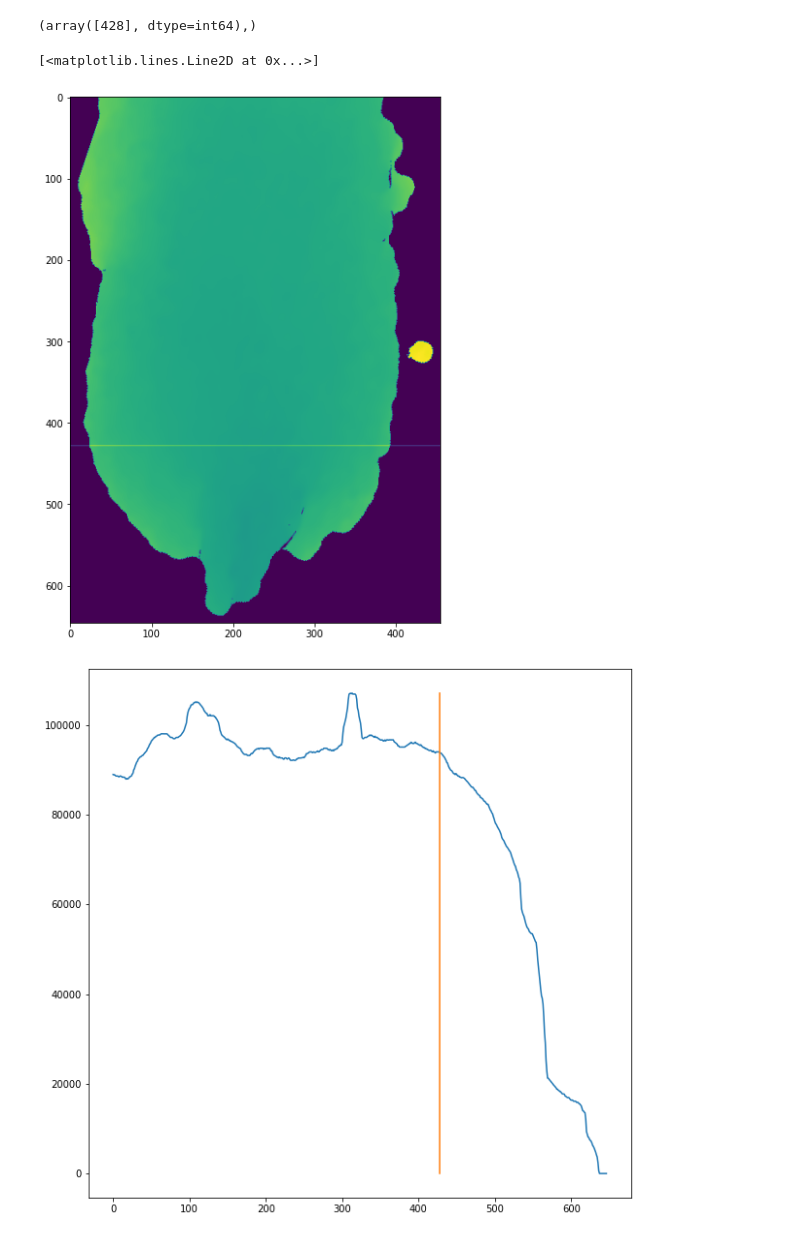
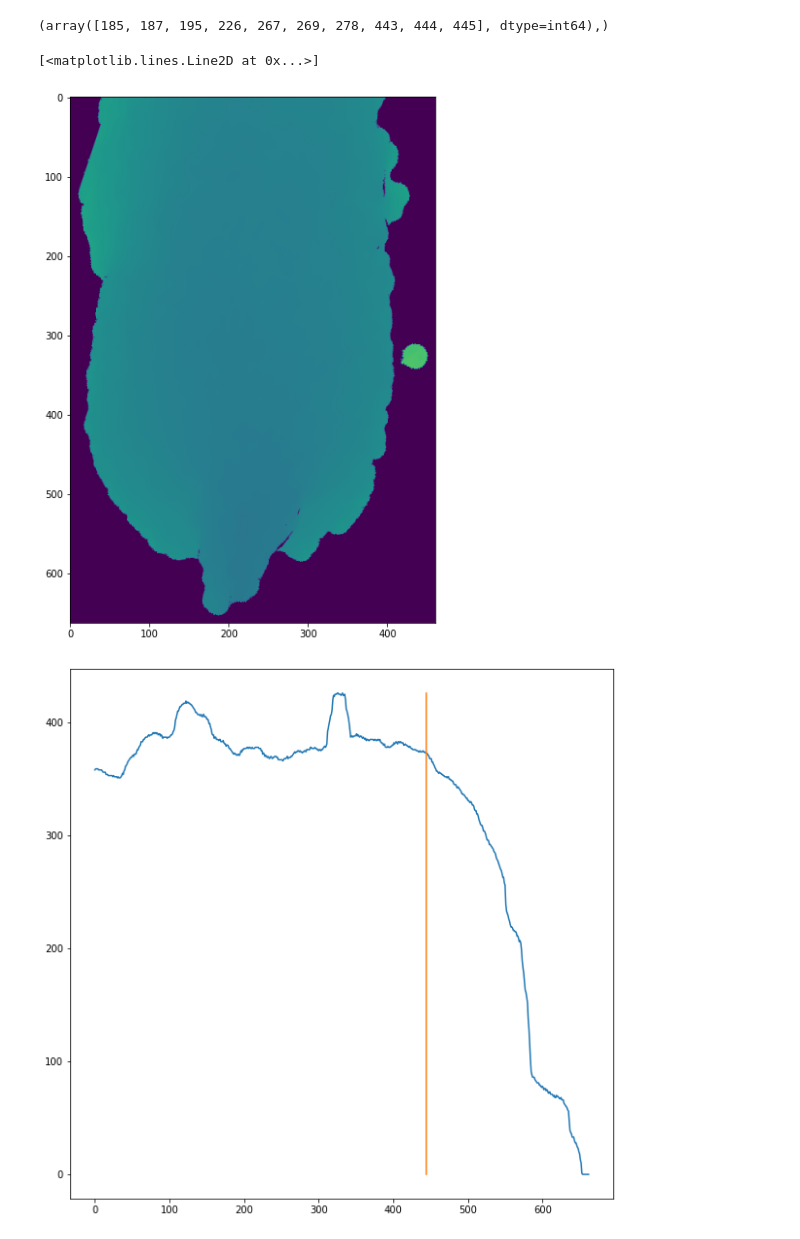
Before and after one commit to zwinkler/Automated-BCS, a Jupyter notebook: Automated BCS.ipynb, the cells around one changed output. Cells and saved outputs as stored; diff of their text form; code cells hidden in the pictures.

Commit message:
Put the preprocessing into one function. Added x_train/test functions, added SVM

```diff
--- a/Automated BCS.ipynb
+++ b/Automated BCS.ipynb
@@ -309,0 +135,17 @@ plt.axis('off')
+# %%
+img_num = 5
+filenames = glob.glob('Images/depth/usable/*')
+img = imageio.imread(filenames[img_num])
+
+masked_depth, mask = image_preprocessing(filenames[img_num])
+
+plt.figure(figsize=(10,10))
+plt.subplot(1, 2, 1)
+plt.imshow(masked_depth)
+plt.axis('off')
+plt.title('Masked Depth Image')
+
+plt.subplot(1, 2, 2)
+plt.imshow(mask)
+plt.axis('off')
+plt.title('Mask')
@@ -472,35 +262,35 @@ length_depth, width_depth = np.shape(masked_depth)
 # %%
 #Scanning the body to locate the hips
 
-row_sums = np.sum(cropped_cow, axis=1)
+row_sums = np.sum(mask, axis=1)
 if (len(row_sums)%2 == 0):
     row_sums = np.append(row_sums, 0, axis=None)
 
 
 hip_loc = np.where(row_sums == int(np.median(row_sums)))
 print((hip_loc))
 if np.shape(hip_loc) != ():
     hip_loc = hip_loc[0][-1]
 
 
 length_depth, width_depth = np.shape(masked_depth)
 
 
 plt.figure(figsize=(10,10))
 plt.imshow(masked_depth, cmap='gray')
-masked_line = np.zeros(np.shape(cropped_cow))
-masked_line[hip_loc, 0:width_depth] = np.max(cropped_cow)
+masked_line = np.zeros(np.shape(mask))
+masked_line[hip_loc, 0:width_depth] = np.max(mask)
 plt.imshow(masked_line+masked_depth)
 
 
 plt.figure(figsize=(10,10))
 plt.plot(np.arange(0, len(row_sums)), row_sums)
 plt.plot([hip_loc, hip_loc], [0, np.max(row_sums)])
 
 plt.figure(figsize=(10,10))
 plt.plot(masked_depth[hip_loc, 0:width_depth])
 # %% [output]
-(array([428], dtype=int64),)
+(array([185, 187, 195, 226, 267, 269, 278, 443, 444, 445], dtype=int64),)
 [<matplotlib.lines.Line2D at 0x...>]
-[figure, old version]
+[figure, new version]
-[figure, old version]
+[figure, new version]
```
Also changed, not shown: parts of 27 cells of this notebook.
